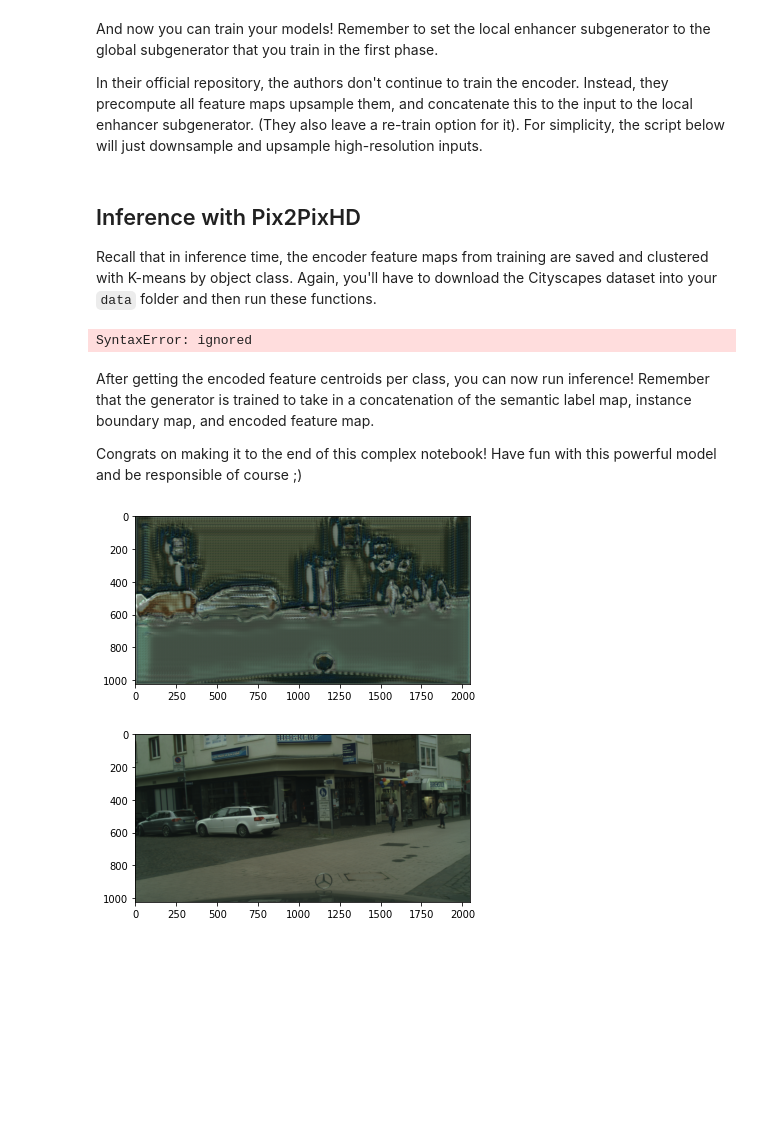
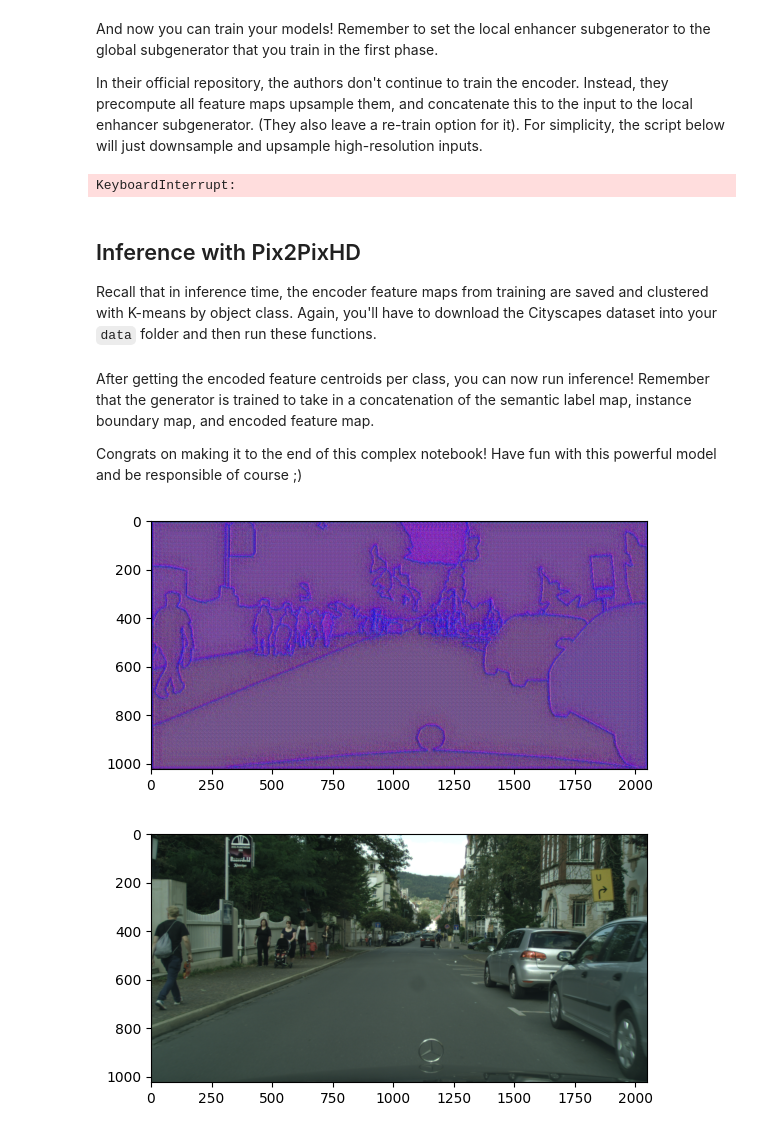
Before and after one commit to yjawahar/art, a Jupyter notebook: C3W2_Pix2PixHD_(Optional).ipynb, the cells around one changed output. Drawn from its saved outputs; the diff is of its cells as text; code cells hidden in the pictures; blank space fills up the shorter version.

```diff
--- a/C3W2_Pix2PixHD_(Optional).ipynb
+++ b/C3W2_Pix2PixHD_(Optional).ipynb
@@ -718,9 +708,9 @@ from torch.utils.data import DataLoader
 n_classes = 35                  # total number of object classes
 rgb_channels = n_features = 3
 device = 'cuda'
-train_dir = ['data']
-epochs = 200                    # total number of train epochs
-decay_after = 100               # number of epochs with constant lr
+train_dir = ['/content/drive/MyDrive/data/gtFine/train','/content/drive/MyDrive/data/leftImg8bit/train']
+epochs = 2                    # total number of train epochs
+decay_after = 5              # number of epochs with constant lr
 lr = 0.0002
 betas = (0.5, 0.999)
 
@@ -882,6 +872,8 @@ train(
     [g2_scheduler, d2_scheduler],
     device,
 )
+# %% [output]
+KeyboardInterrupt:
 # %% [markdown]
 ## Inference with Pix2PixHD
 
@@ -901,7 +893,8 @@ for (x, _, inst, _) in tqdm(dataloader2):
         feature_map = encoder(x, inst)
 
     for i in torch.unique(inst):
-        label = i if i < 1000 else i // 1000
+        # Convert i to a supported data type for comparison
+        label = i.int() if i.int() < 1000 else i.int() // 1000
         label = int(label.flatten(0).item())
 
         # All indices should have same feature per class from pooling
@@ -940,38 +933,38 @@ for label in range(n_classes):
         n_clusters = min(feature.shape[0], k)
         kmeans = KMeans(n_clusters=n_clusters).fit(feature)
         centroids[label] = kmeans.cluster_centers_
-# %% [output]
-SyntaxError: ignored
 # %% [markdown]
 After getting the encoded feature centroids per class, you can now run inference! Remember that the generator is trained to take in a concatenation of the semantic label map, instance boundary map, and encoded feature map.
 
 Congrats on making it to the end of this complex notebook! Have fun with this powerful model and be responsible of course ;)
 # %%
+import random  # Add this import at the top
+
 def infer(label_map, instance_map, boundary_map):
     # Sample feature vector centroids
     b, _, h, w = label_map.shape
     feature_map = torch.zeros((b, n_features, h, w), device=device).to(label_map.dtype)
 
-    for i in torch.unique(instance_map):
+    for i in torch.unique(instance_map.to(torch.int32)):  # Ensure correct dtype
+        i = int(i.item())  # Convert to Python integer
         label = i if i < 1000 else i // 1000
-        label = int(label.flatten(0).item())
 
         if label in centroids.keys():
             centroid_idx = random.randint(0, centroids[label].shape[0] - 1)
-            idx = torch.nonzero(instance_map == int(i), as_tuple=False)
+            idx = torch.nonzero(instance_map == i, as_tuple=False)
 
             feature = torch.from_numpy(centroids[label][centroid_idx, :]).to(device)
             feature_map[idx[:, 0], :, idx[:, 2], idx[:, 3]] = feature
 
     with torch.no_grad():
         x_fake = generator2(torch.cat((label_map, boundary_map, feature_map), dim=1))
     return x_fake
 
 for x, labels, insts, bounds in dataloader2:
     x_fake = infer(labels.to(device), insts.to(device), bounds.to(device))
     show_tensor_images(x_fake.to(x.dtype))
     show_tensor_images(x)
     break
 # %% [output]
-[figure, old version]
+[figure, new version]
-[figure, old version]
+[figure, new version]
```
Also changed, not shown: parts of 3 cells of this notebook.
